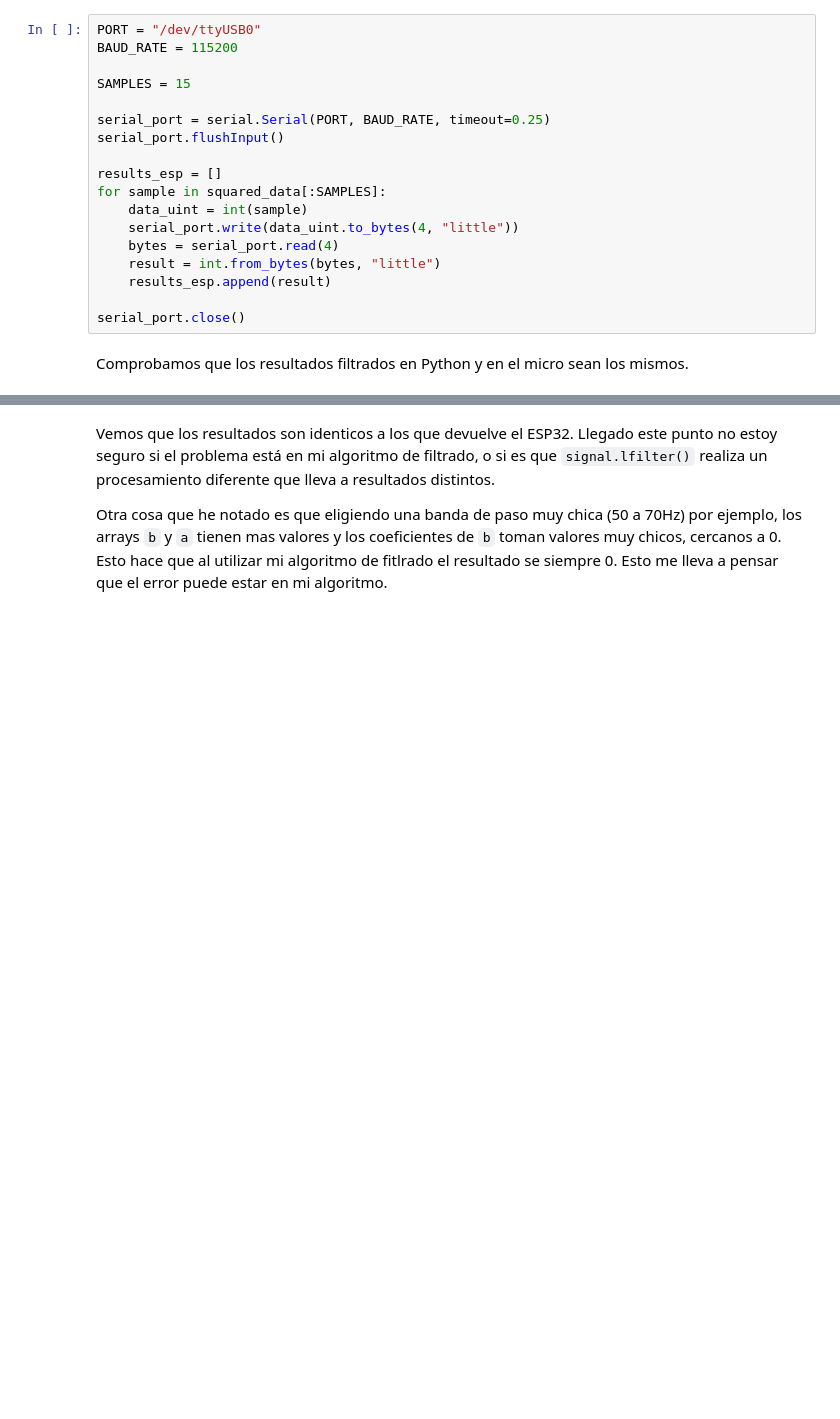
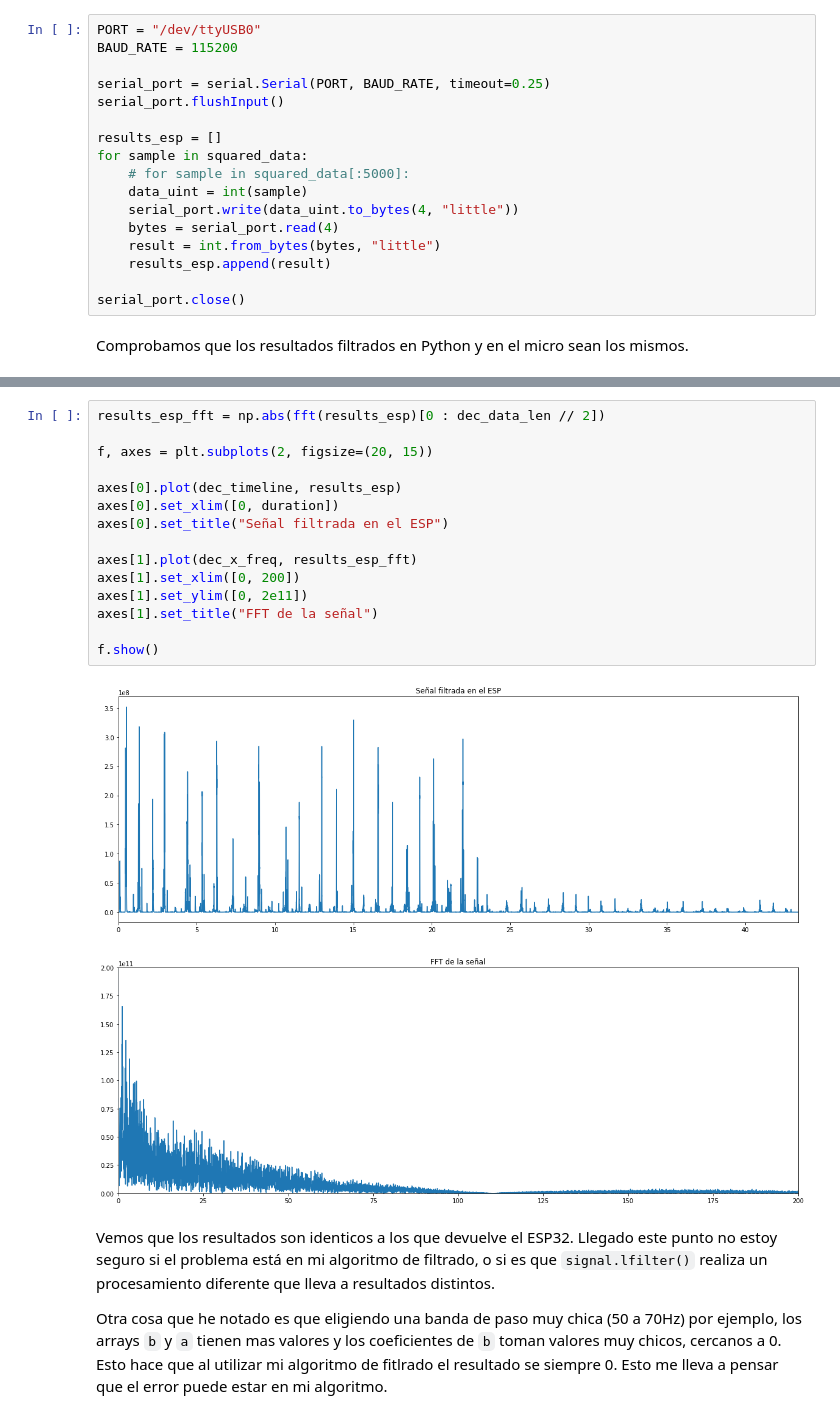
Before and after one commit to achurichi/CEIA, a Jupyter notebook: ia-embebida/signal-processing/signal-processing.ipynb, the cells around one changed output, grey strips where cells are left out. Drawn from its saved outputs; the diff is of its cells as text; blank space fills up the shorter version.

```diff
--- a/ia-embebida/signal-processing/signal-processing.ipynb
+++ b/ia-embebida/signal-processing/signal-processing.ipynb
@@ -194,14 +173,13 @@ Con los valores `b` y `a` podemos implementar el filtro en el micro.
 # %%
 PORT = "/dev/ttyUSB0"
 BAUD_RATE = 115200
-
-SAMPLES = 15
 
 serial_port = serial.Serial(PORT, BAUD_RATE, timeout=0.25)
 serial_port.flushInput()
 
 results_esp = []
-for sample in squared_data[:SAMPLES]:
+for sample in squared_data:
+    # for sample in squared_data[:5000]:
     data_uint = int(sample)
     serial_port.write(data_uint.to_bytes(4, "little"))
     bytes = serial_port.read(4)
@@ -257,3 +196,20 @@ def filter_sample(sample):
+# %%
+results_esp_fft = np.abs(fft(results_esp)[0 : dec_data_len // 2])
+
+f, axes = plt.subplots(2, figsize=(20, 15))
+
+axes[0].plot(dec_timeline, results_esp)
+axes[0].set_xlim([0, duration])
+axes[0].set_title("Señal filtrada en el ESP")
+
+axes[1].plot(dec_x_freq, results_esp_fft)
+axes[1].set_xlim([0, 200])
+axes[1].set_ylim([0, 2e11])
+axes[1].set_title("FFT de la señal")
+
+f.show()
+# %% [output]
+[figure, added]
 # %% [markdown]
 Vemos que los resultados son identicos a los que devuelve el ESP32.
 Llegado este punto no estoy seguro si el problema está en mi algoritmo de filtrado, o si es que `signal.lfilter()` realiza un procesamiento diferente que lleva a resultados distintos.
```
Also changed, not shown: parts of 24 cells of this notebook, 1 other file.
